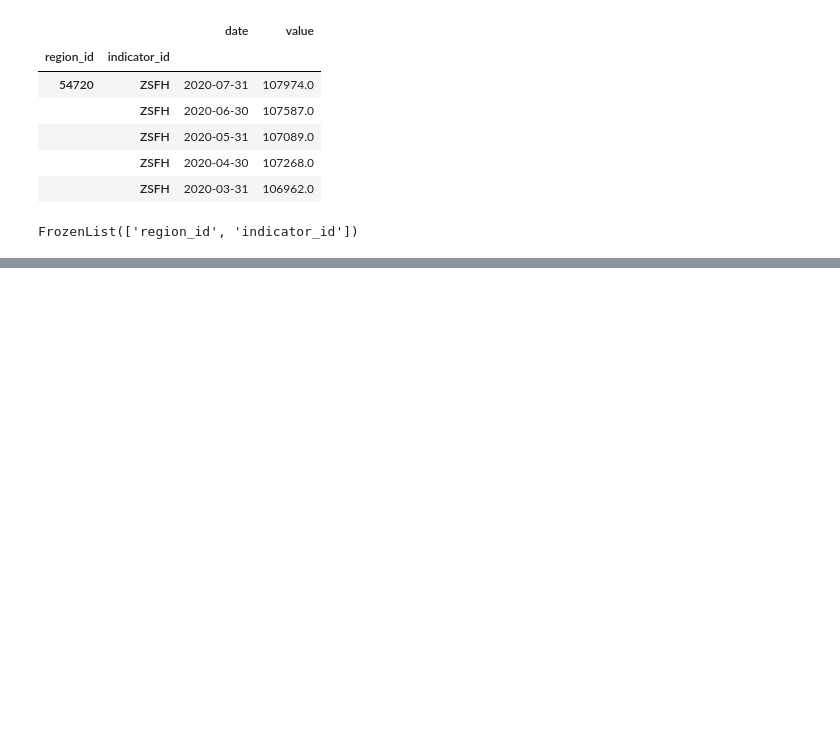
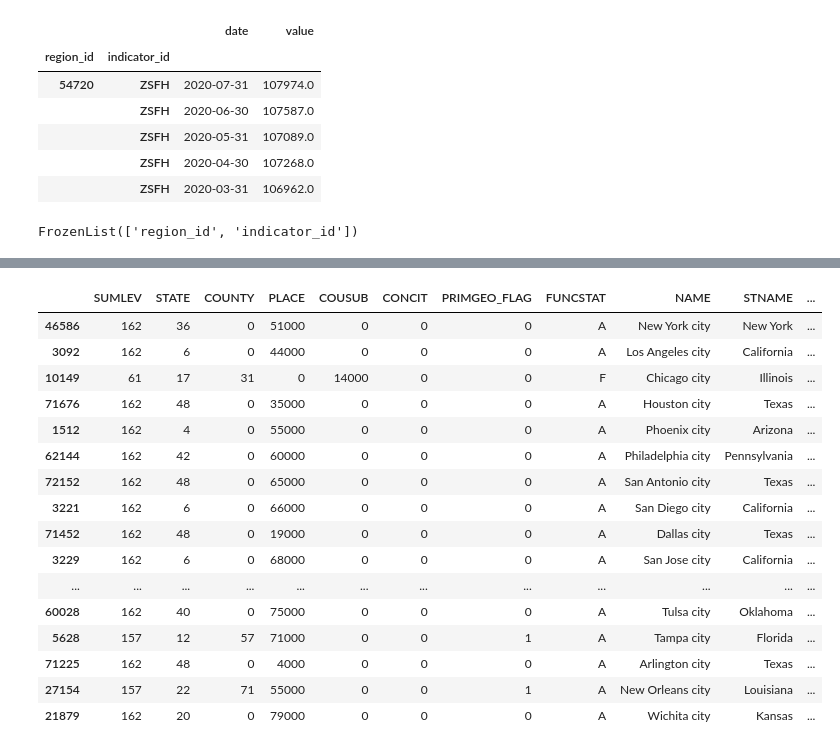
Before and after one commit to BloomTech-Labs/Labs26-Citrics-DS-TeamC, a Jupyter notebook: Real_Estate.ipynb, the cells around one changed output, grey strips where cells are left out. Drawn from its saved outputs; the diff is of its cells as text; code cells hidden in the pictures; blank space fills up the shorter version.

```diff
--- a/Real_Estate.ipynb
+++ b/Real_Estate.ipynb
@@ -899,0 +1172,21 @@ FrozenList(['region_id', 'indicator_id'])
+# %%
+df = temp.copy()
+df.head(50)
+# %% [output]
+|  | SUMLEV | STATE | COUNTY | PLACE | COUSUB | CONCIT | PRIMGEO_FLAG | FUNCSTAT | NAME | STNAME | ... |
+| 46586 | 162 | 36 | 0 | 51000 | 0 | 0 | 0 | A | New York city | New York | ... |
+| 3092 | 162 | 6 | 0 | 44000 | 0 | 0 | 0 | A | Los Angeles city | California | ... |
+| 10149 | 61 | 17 | 31 | 0 | 14000 | 0 | 0 | F | Chicago city | Illinois | ... |
+| 71676 | 162 | 48 | 0 | 35000 | 0 | 0 | 0 | A | Houston city | Texas | ... |
+| 1512 | 162 | 4 | 0 | 55000 | 0 | 0 | 0 | A | Phoenix city | Arizona | ... |
+| 62144 | 162 | 42 | 0 | 60000 | 0 | 0 | 0 | A | Philadelphia city | Pennsylvania | ... |
+| 72152 | 162 | 48 | 0 | 65000 | 0 | 0 | 0 | A | San Antonio city | Texas | ... |
+| 3221 | 162 | 6 | 0 | 66000 | 0 | 0 | 0 | A | San Diego city | California | ... |
+| 71452 | 162 | 48 | 0 | 19000 | 0 | 0 | 0 | A | Dallas city | Texas | ... |
+| 3229 | 162 | 6 | 0 | 68000 | 0 | 0 | 0 | A | San Jose city | California | ... |
+| ... | ... | ... | ... | ... | ... | ... | ... | ... | ... | ... | ... |
+| 60028 | 162 | 40 | 0 | 75000 | 0 | 0 | 0 | A | Tulsa city | Oklahoma | ... |
+| 5628 | 157 | 12 | 57 | 71000 | 0 | 0 | 1 | A | Tampa city | Florida | ... |
+| 71225 | 162 | 48 | 0 | 4000 | 0 | 0 | 0 | A | Arlington city | Texas | ... |
+| 27154 | 157 | 22 | 71 | 55000 | 0 | 0 | 1 | A | New Orleans city | Louisiana | ... |
+| 21879 | 162 | 20 | 0 | 79000 | 0 | 0 | 0 | A | Wichita city | Kansas | ... |
```
Also changed, not shown: parts of 46 cells of this notebook.
